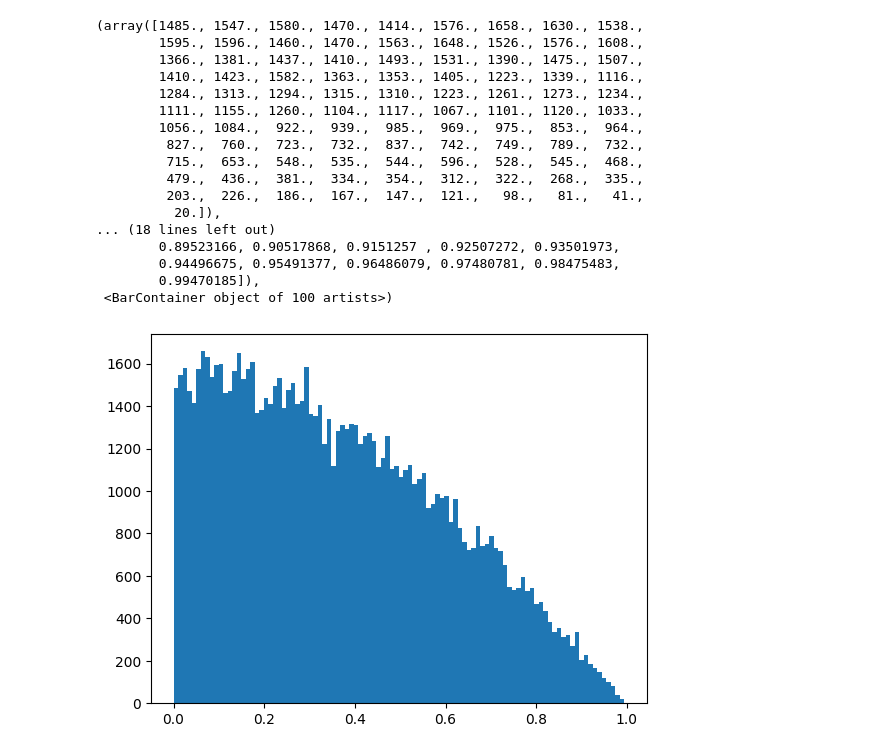
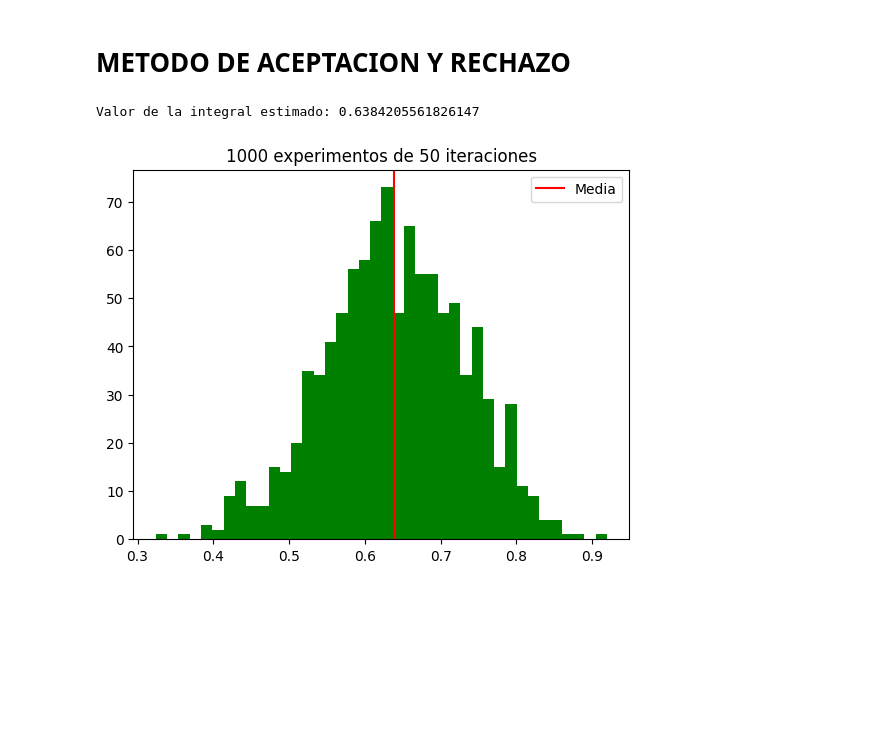
Before and after one commit to Gustavo-Ros/Simulaci-n-2, a Jupyter notebook: Muestreo_importancia_.ipynb, the cells around one changed output. Saved outputs shown, nothing was run; the diff lists cells and outputs as text; code cells hidden in the pictures; blank space fills up the shorter version.

```diff
--- a/Muestreo_importancia_.ipynb
+++ b/Muestreo_importancia_.ipynb
@@ -76,21 +54,0 @@ El tiempo de ejecución del programa es:  0.7088327407836914
-# %%
-plt.hist(e, bins=100)          #Imprime histograma
-# %% [output]
-(array([1485., 1547., 1580., 1470., 1414., 1576., 1658., 1630., 1538.,
-        1595., 1596., 1460., 1470., 1563., 1648., 1526., 1576., 1608.,
-        1366., 1381., 1437., 1410., 1493., 1531., 1390., 1475., 1507.,
-        1410., 1423., 1582., 1363., 1353., 1405., 1223., 1339., 1116.,
-        1284., 1313., 1294., 1315., 1310., 1223., 1261., 1273., 1234.,
-        1111., 1155., 1260., 1104., 1117., 1067., 1101., 1120., 1033.,
-        1056., 1084.,  922.,  939.,  985.,  969.,  975.,  853.,  964.,
-         827.,  760.,  723.,  732.,  837.,  742.,  749.,  789.,  732.,
-         715.,  653.,  548.,  535.,  544.,  596.,  528.,  545.,  468.,
-         479.,  436.,  381.,  334.,  354.,  312.,  322.,  268.,  335.,
-         203.,  226.,  186.,  167.,  147.,  121.,   98.,   81.,   41.,
-          20.]),
-... (18 lines left out)
-        0.89523166, 0.90517868, 0.9151257 , 0.92507272, 0.93501973,
-        0.94496675, 0.95491377, 0.96486079, 0.97480781, 0.98475483,
-        0.99470185]),
- <BarContainer object of 100 artists>)
-[figure, removed]
@@ -98,0 +55,37 @@ import time
+# %% [markdown]
+# METODO DE ACEPTACION Y RECHAZO
+# %%
+def muestra_sim(c):                      #Esta función se utiliza para la simulación, NO GRAFICA los puntos debajo de la curva
+  global n
+  n=0
+  u1=rnd.random()                        #Coordenada del eje X
+  u2=rnd.random()                        #Coordenada del eje Y
+  if u2 <= f(u1):       #Condición de la muestra
+        n+=1                             #Número de éxito +1
+  return n
+# %%
+def estimacion_iter(N):                           #Esta función se utiliza para la simulación, NO GRAFICA los puntos debajo de la cur
+  estimacion=[]
+  iter=0                                    #No. de itercaiones
+  for i in range(N):
+    iter+=muestra_sim(f(1))
+    estimacion.append(iter/(i+1))                #Guarda en una lista la estimación
+  return np.mean(estimacion)                     #Devuelve la media de las estimaciones de cada experimento
+# %%
+def simulacion(M):          #Esta función es para realizar la simulación mediante varias corridas del experimento
+  r=[]
+  for i in range(M):
+    R=estimacion_iter(50)        #Si la muestra en el experimento es chica, el número de corridas puede ser alto y viceversa
+    r.append(R)
+  return r
+# %%
+S=simulacion(1000)                    #Se simula el experimetno mediante n corridas
+print('Valor de la integral estimado:',np.mean(S))
+plt.title('1000 experimentos de 50 iteraciones')
+plt.axvline(np.mean(S),label='Media',color='red')
+plt.legend()
+plt.hist(S,bins=40,color="green")    #Grafica el histograma de las estimaciones calculadas
+plt.show()
+# %% [output]
+Valor de la integral estimado: 0.6384205561826147
+[figure, added]
```
Also changed, not shown: parts of 8 cells of this notebook.
